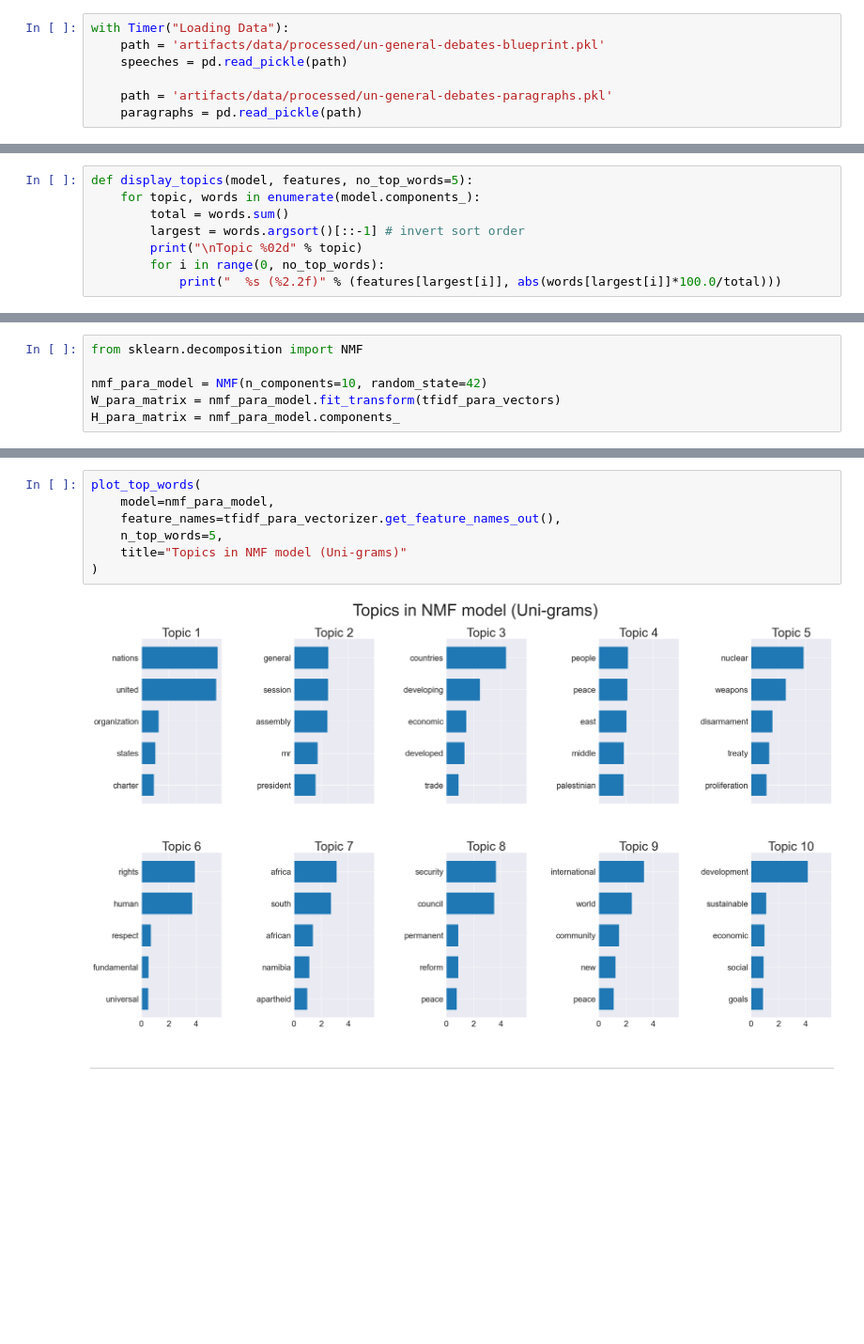
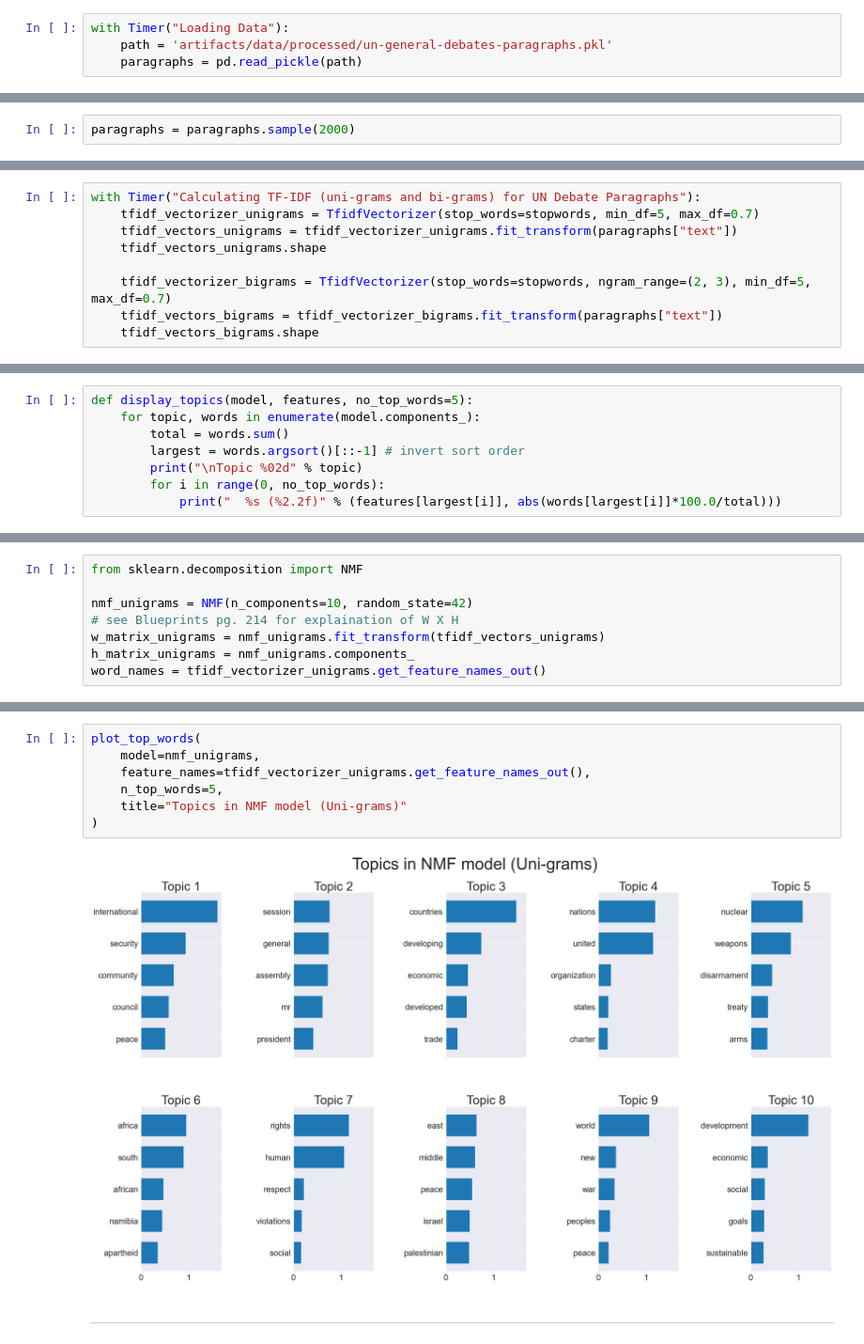
Before and after one commit to shane-kercheval/nlp-template, a Jupyter notebook: source/notebooks/text_topic_modeling.ipynb, the cells around one changed output, grey strips where cells are left out. Shown at 94% size. Saved outputs shown, nothing was run; the diff lists cells and outputs as text; blank space fills up the shorter version.

```diff
--- a/source/notebooks/text_topic_modeling.ipynb
+++ b/source/notebooks/text_topic_modeling.ipynb
@@ -25,9 +25,6 @@ from source.library.utilities import Timer, get_logger
 from source.library.text_analysis import count_tokens, tf_idf, get_context_from_keyword, count_keywords, count_keywords_by, impurity
 # %%
 with Timer("Loading Data"):
-    path = 'artifacts/data/processed/un-general-debates-blueprint.pkl'
-    speeches = pd.read_pickle(path)
-
     path = 'artifacts/data/processed/un-general-debates-paragraphs.pkl'
     paragraphs = pd.read_pickle(path)
 # %% [output]
@@ -98,0 +61,2 @@ Finished (37.09 seconds)
+# %%
+paragraphs = paragraphs.sample(2000)
@@ -98,0 +81,9 @@ Finished (37.09 seconds)
+# %%
+with Timer("Calculating TF-IDF (uni-grams and bi-grams) for UN Debate Paragraphs"):
+    tfidf_vectorizer_unigrams = TfidfVectorizer(stop_words=stopwords, min_df=5, max_df=0.7)
+    tfidf_vectors_unigrams = tfidf_vectorizer_unigrams.fit_transform(paragraphs["text"])
+    tfidf_vectors_unigrams.shape
+
+    tfidf_vectorizer_bigrams = TfidfVectorizer(stop_words=stopwords, ngram_range=(2, 3), min_df=5, max_df=0.7)
+    tfidf_vectors_bigrams = tfidf_vectorizer_bigrams.fit_transform(paragraphs["text"])
+    tfidf_vectors_bigrams.shape
@@ -133,6 +131,8 @@ def display_topics(model, features, no_top_words=5):
 # %%
 from sklearn.decomposition import NMF
 
-nmf_para_model = NMF(n_components=10, random_state=42)
-W_para_matrix = nmf_para_model.fit_transform(tfidf_para_vectors)
-H_para_matrix = nmf_para_model.components_
+nmf_unigrams = NMF(n_components=10, random_state=42)
+# see Blueprints pg. 214 for explaination of W X H
+w_matrix_unigrams = nmf_unigrams.fit_transform(tfidf_vectors_unigrams)
+h_matrix_unigrams = nmf_unigrams.components_
+word_names = tfidf_vectorizer_unigrams.get_feature_names_out()
@@ -141,12 +268,12 @@ H_para_matrix = nmf_para_model.components_
 # %%
 plot_top_words(
-    model=nmf_para_model,
-    feature_names=tfidf_para_vectorizer.get_feature_names_out(),
+    model=nmf_unigrams,
+    feature_names=tfidf_vectorizer_unigrams.get_feature_names_out(),
     n_top_words=5,
     title="Topics in NMF model (Uni-grams)"
 )
 # %% [output]
-[figure, old version]
+[figure, new version]
 # %% [markdown]
 ---
 # %%
```
Also changed, not shown: parts of 39 cells of this notebook.
